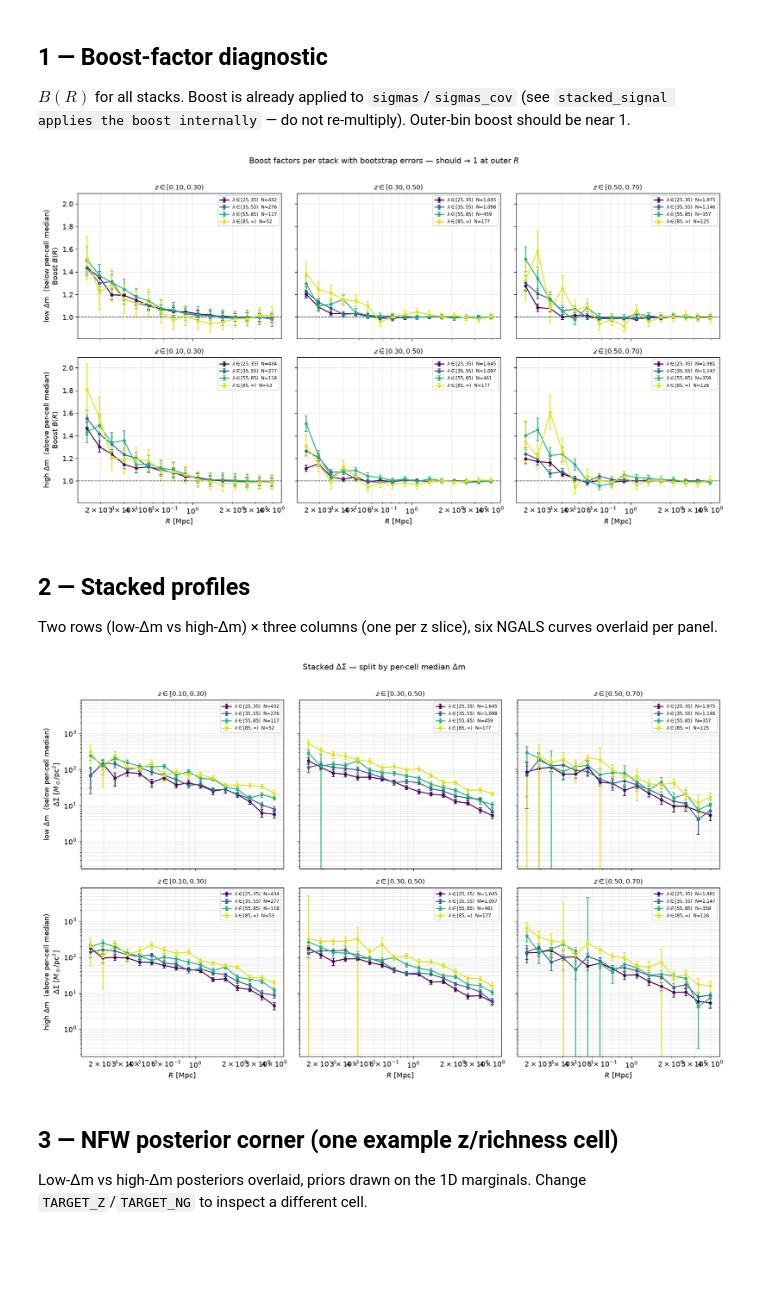
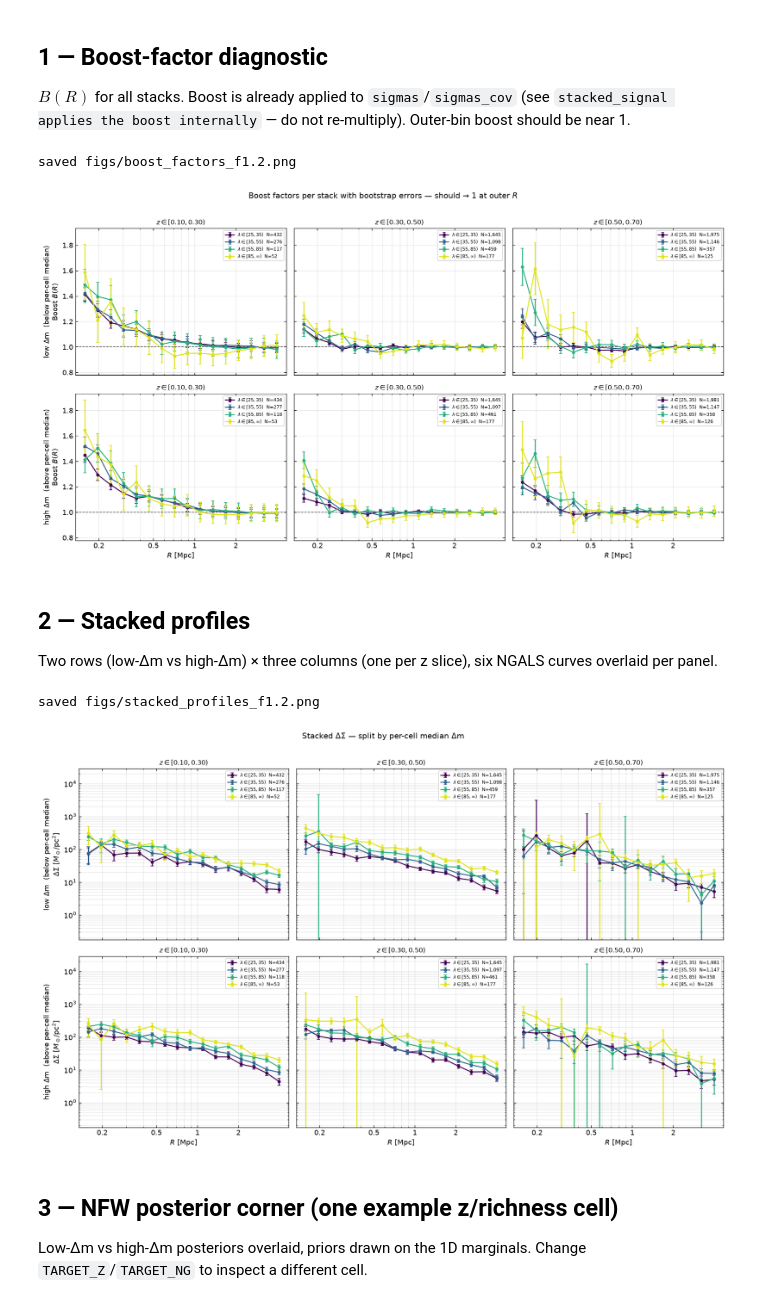
Before and after one commit to andrevitorelli/destacking, a Jupyter notebook: notebooks/wazp_stacked_plots.ipynb, the cells around one changed output. Cells and saved outputs as stored; diff of their text form; code cells hidden in the pictures; blank space fills up the shorter version.

```diff
--- a/notebooks/wazp_stacked_plots.ipynb
+++ b/notebooks/wazp_stacked_plots.ipynb
@@ -36,6 +67,13 @@ plt.rcParams.update({"figure.dpi": 120, "font.size": 11})
 # %%
 # ── Load the five stage outputs ──────────────────────────────────────────
-with open("../scripts/data/wazp_stacked_stacks.pkl", "rb") as f:
+# RUN_TAG selects which background-selection run to plot: "" is the
+# original factor=1.1 (xlensing-default-matching) baseline; "_f1.2" is the
+# more stringent margin tested per project memory
+# wazp-desy3-root-cause-hypotheses. Must match RUN_TAG in
+# wazp_stacked_analysis.py for the run you want to inspect.
+RUN_TAG = "_f1.2"
+
+with open(f"../scripts/data/wazp_stacked_stacks{RUN_TAG}.pkl", "rb") as f:
     _d = pickle.load(f)
 radii     = _d["radii"]
 z_edges   = _d["z_edges"]
@@ -43,15 +81,15 @@ ng_edges  = _d["ng_edges"]
 stacks    = _d["stacks"]
 N_NG      = len(ng_edges) - 1
 
-with open("../scripts/data/wazp_stacked_fits.pkl", "rb") as f:
+with open(f"../scripts/data/wazp_stacked_fits{RUN_TAG}.pkl", "rb") as f:
     fits_out = pickle.load(f)
 
-with open("../scripts/data/wazp_stacked_ml_fits.pkl", "rb") as f:
+with open(f"../scripts/data/wazp_stacked_ml_fits{RUN_TAG}.pkl", "rb") as f:
     _ml = pickle.load(f)
 LAM_PIV, Z_PIV, MIN_N_FOR_FIT = _ml["lam_piv"], _ml["z_piv"], _ml["min_n_for_fit"]
 ml_fits = _ml["ml_fits"]
 
-with open("../scripts/data/wazp_stacked_cmr_fits.pkl", "rb") as f:
+with open(f"../scripts/data/wazp_stacked_cmr_fits{RUN_TAG}.pkl", "rb") as f:
     _cmr = pickle.load(f)
 CMR_M_PIV, CMR_Z_PIV = _cmr["M_piv"], _cmr["z_piv"]
 cmr_fits = _cmr["cmr_fits"]
@@ -59,6 +97,7 @@ cmr_fits = _cmr["cmr_fits"]
 PARAM_ORDER = ["log_M", "C", "FMISS", "SIGMA_OFF"]
 
 n_ok = sum(1 for f in fits_out.values() if not f.get("failed"))
+print(f"RUN_TAG={RUN_TAG!r}  background_strategy_kwargs should match")
 print(f"{len(stacks)} stacks, {n_ok}/{len(fits_out)} NFW fits converged")
 print(f"M-lambda groups fitted: {sorted(ml_fits.keys())}")
 print(f"c-M groups fitted: {sorted(cmr_fits.keys())}")
@@ -95,20 +135,24 @@ for k in range(2):
                                f'N={s["n_stacked"]:,}'))
         ax.axhline(1.0, color="k", lw=1.0, ls="--", alpha=0.6)
         ax.set_xscale("log")
+        sparse_log_xaxis(ax)
         if k == 1:
             ax.set_xlabel(r"$R$ [Mpc]")
         if i == 0:
             ax.set_ylabel(rf"{dm_titles[k]}" + "\n" + r"Boost $B(R)$")
         ax.set_title(rf"$z\in[{z_edges[i]:.2f},{z_edges[i+1]:.2f})$", fontsize=10)
         ax.grid(alpha=0.3, which="both")
+        ax.tick_params(direction="in", top=True, right=True, which="both")
         ax.legend(fontsize=7, loc="upper right")
 
 plt.suptitle("Boost factors per stack with bootstrap errors — should → 1 at outer $R$",
              fontsize=12, y=1.01)
 plt.tight_layout()
+savefig(fig, "boost_factors")
 plt.show()
 # %% [output]
+saved figs/boost_factors_f1.2.png
-[figure, old version]
+[figure, new version]
 # %% [markdown]
 ## 2 — Stacked profiles
 
@@ -117,33 +161,37 @@ curves overlaid per panel.
 # %%
 fig, axes = plt.subplots(2, 3, figsize=(15, 9), sharex=True, sharey=True)
 for k in range(2):
     for i in range(3):
         ax = axes[k, i]
         for j in range(N_NG):
             name = f"z{i}_ng{j}_dm{k}"
             if name not in stacks:
                 continue
             s = stacks[name]
             err = np.sqrt(np.diag(s["sigmas_cov"]))
             hi = f'{s["ng_hi"]:.0f}' if np.isfinite(s["ng_hi"]) else r"\infty"
             ax.errorbar(radii, s["sigmas"], yerr=err,
                         fmt="o-", ms=4, capsize=2.5, color=ng_colors[j],
                         label=(rf'$\lambda\in[{s["ng_lo"]:.0f},{hi})$  '
                                f'N={s["n_stacked"]:,}'))
         ax.set_xscale("log")
         ax.set_yscale("log")
+        sparse_log_xaxis(ax)
         if k == 1:
             ax.set_xlabel(r"$R$ [Mpc]")
         if i == 0:
             ax.set_ylabel(rf"{dm_titles[k]}" + "\n" + r"$\Delta\Sigma$ [$M_\odot/\mathrm{pc}^2$]")
         ax.set_title(rf"$z\in[{z_edges[i]:.2f},{z_edges[i+1]:.2f})$", fontsize=10)
         ax.grid(alpha=0.3, which="both")
+        ax.tick_params(direction="in", top=True, right=True, which="both")
         ax.legend(fontsize=7, loc="upper right")
 plt.suptitle("Stacked ΔΣ — split by per-cell median Δm", fontsize=12, y=1.01)
 plt.tight_layout()
+savefig(fig, "stacked_profiles")
 plt.show()
 # %% [output]
+saved figs/stacked_profiles_f1.2.png
-[figure, old version]
+[figure, new version]
 # %% [markdown]
 ## 3 — NFW posterior corner (one example z/richness cell)
 
```
Also changed, not shown: parts of 7 cells of this notebook.
